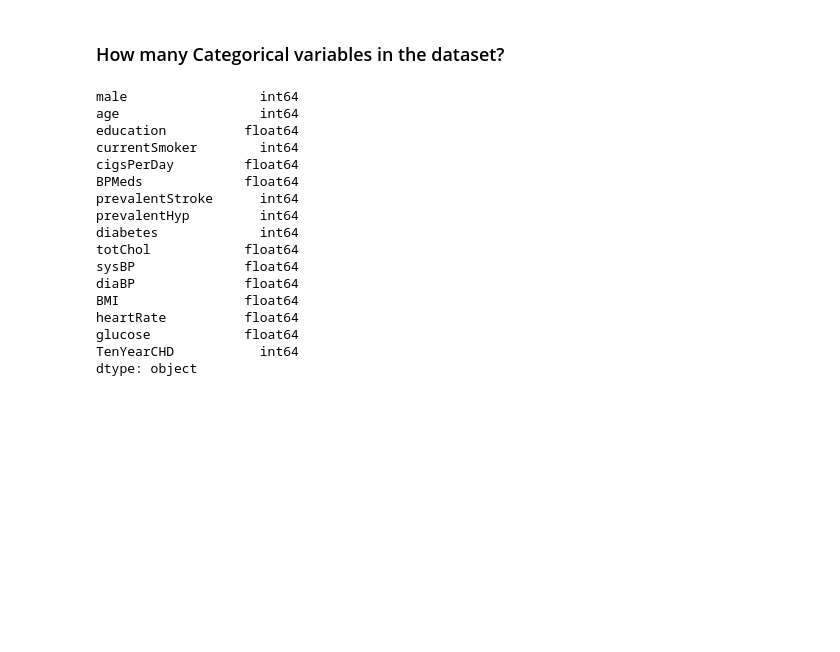
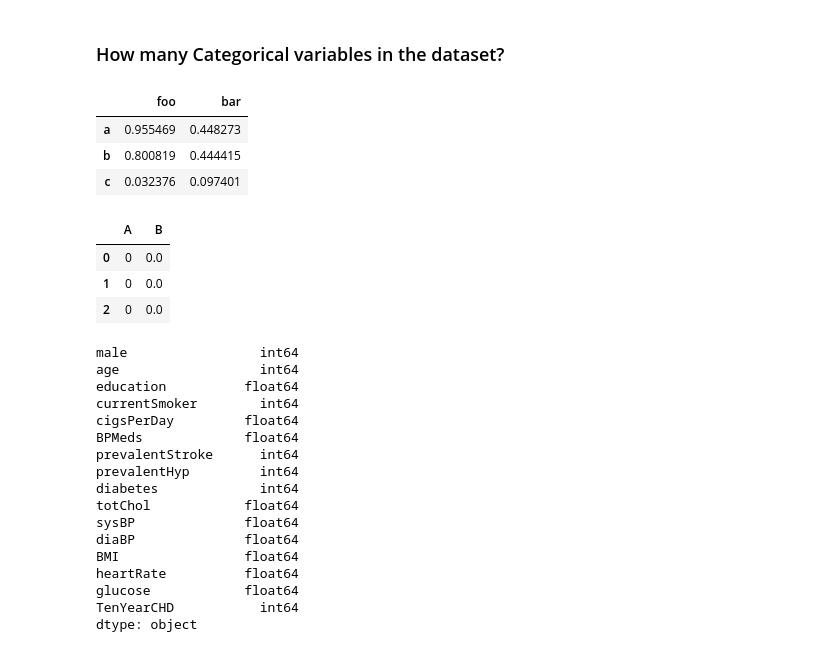
Before and after one commit to derrickyct/Machin-Learning-I, a Jupyter notebook: Preprocessing_05_Simple_Imputer.ipynb, the cells around one changed output. Saved outputs shown, nothing was run; the diff lists cells and outputs as text; code cells hidden in the pictures; blank space fills up the shorter version.

```diff
--- a/Preprocessing_05_Simple_Imputer.ipynb
+++ b/Preprocessing_05_Simple_Imputer.ipynb
@@ -55,5 +181,19 @@ df
 # %% [markdown]
 ### How many Categorical variables in the dataset?
+# %%
+pd.DataFrame(np.random.rand(3,2), columns=['foo', 'bar'], index=['a','b','c'])
+# %% [output]
+|  | foo | bar |
+| a | 0.955469 | 0.448273 |
+| b | 0.800819 | 0.444415 |
+| c | 0.032376 | 0.097401 |
+# %%
+pd.DataFrame(np.zeros(3, dtype=[('A', 'i8'), ('B', 'f8')]))
+# %% [output]
+|  | A | B |
+| 0 | 0 | 0.0 |
+| 1 | 0 | 0.0 |
+| 2 | 0 | 0.0 |
 # %%
 df.dtypes
 # %% [output]
```
Also changed, not shown: parts of 8 cells of this notebook, 11 other files.
